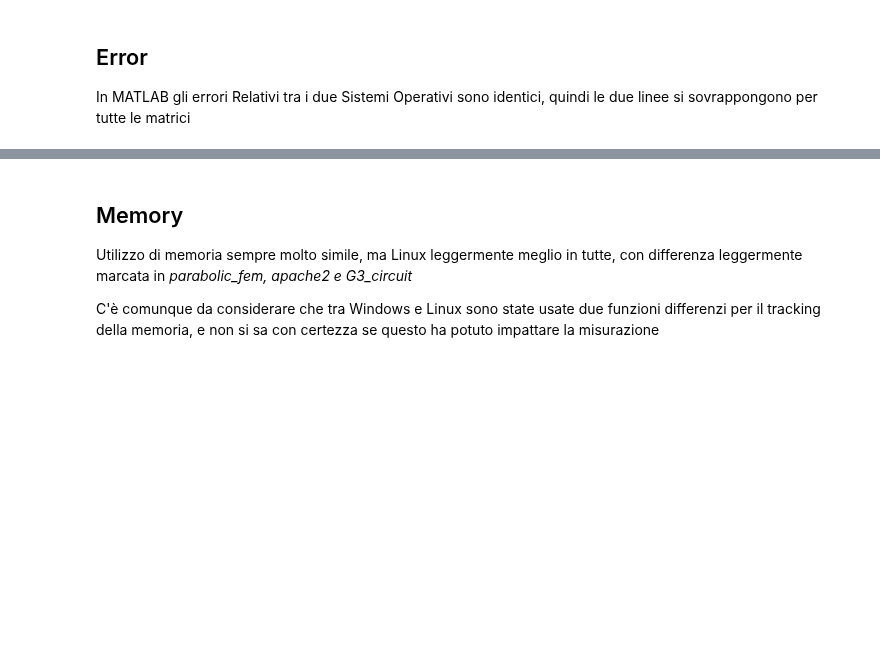
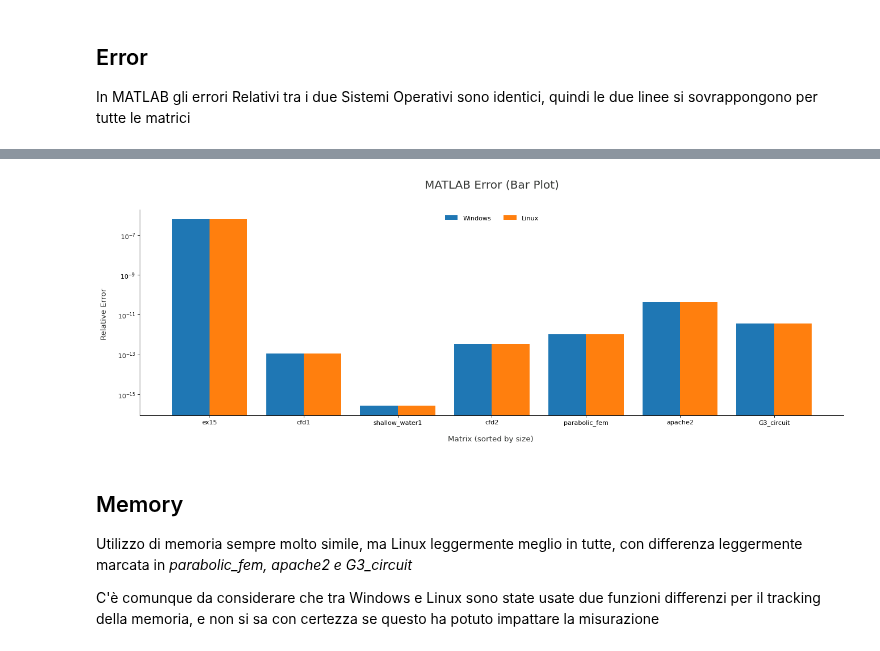
Before and after one commit to simonebenitozzi/cholesky-analysis, a Jupyter notebook: Analysis/model/OSCompare.ipynb, the cells around one changed output, grey strips where cells are left out. Saved outputs shown, nothing was run; the diff lists cells and outputs as text; code cells hidden in the pictures; blank space fills up the shorter version.

```diff
--- a/Analysis/model/OSCompare.ipynb
+++ b/Analysis/model/OSCompare.ipynb
@@ -61,3 +52,9 @@ bar_plot(matrix_names, mat_win_errors, mat_lin_errors, NAME, ERROR, 'MATLAB Erro
+# %%
+path = get_figures_path(folder_name, "error_matlab_bar.png")
+
+bar_plot(matrix_names, mat_win_errors, mat_lin_errors, NAME, ERROR, 'MATLAB Error', LEGEND_1, LEGEND_2, path, LOG_SCALE=True)
+# %% [output]
+[figure, added]
 # %% [markdown]
 ## Memory
 
```
Also changed, not shown: parts of 13 cells of this notebook, 12 other files.
